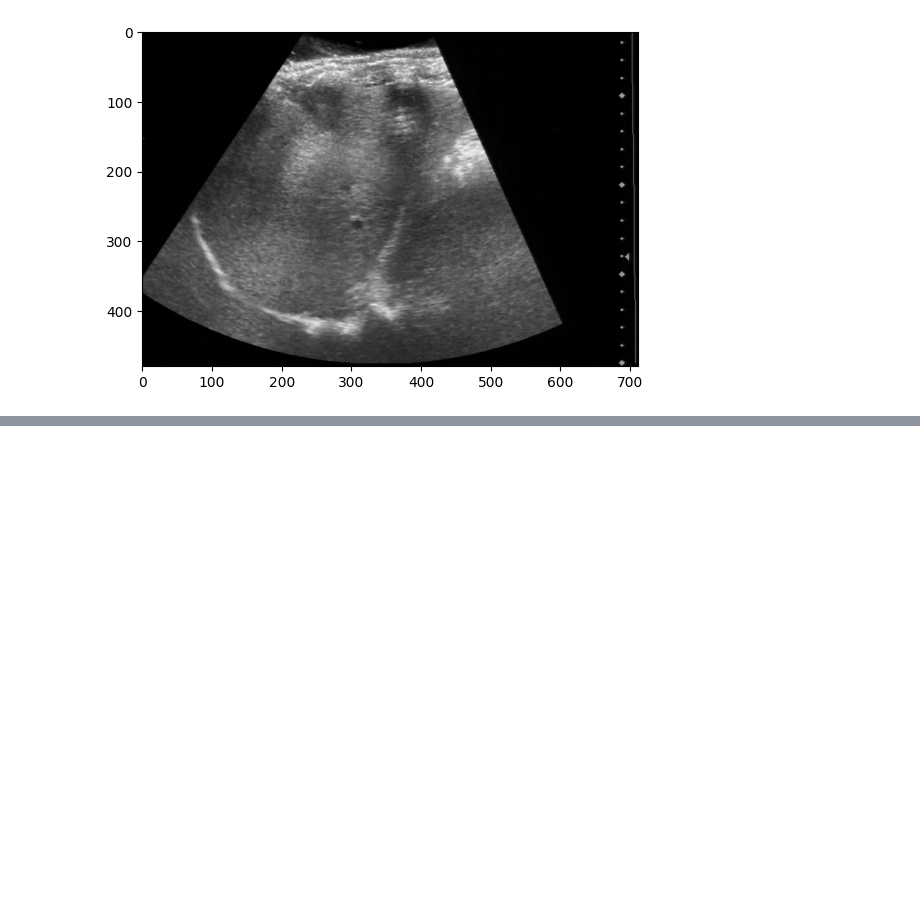
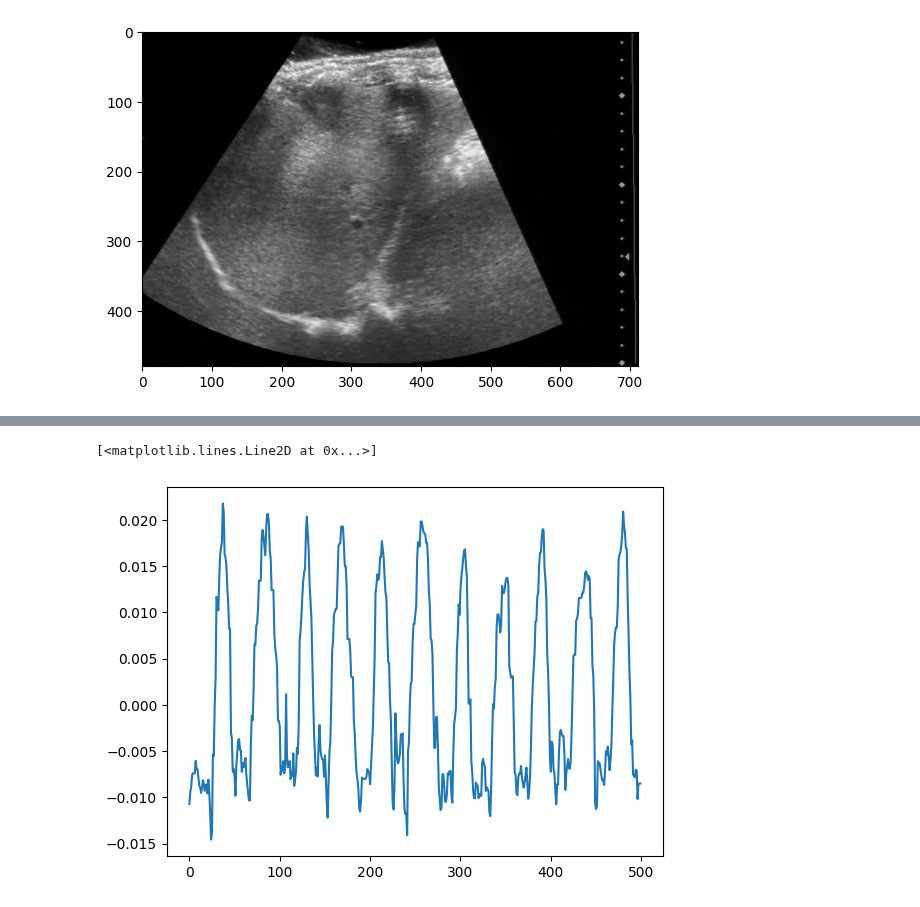
Before and after one commit to markusOlsen1/ModelBasedProject, a Jupyter notebook: main.ipynb, the cells around one changed output, grey strips where cells are left out. Drawn from its saved outputs; the diff is of its cells as text; code cells hidden in the pictures; blank space fills up the shorter version.

```diff
--- a/main.ipynb
+++ b/main.ipynb
@@ -127,0 +95,5 @@ Text(0.5, 1.0, 'Final processed video')
+# %%
+plt.plot(vidMean[:500,200,200])
+# %% [output]
+[<matplotlib.lines.Line2D at 0x...>]
+[figure, added]
```
Also changed, not shown: parts of 7 cells of this notebook, 1 other file.
